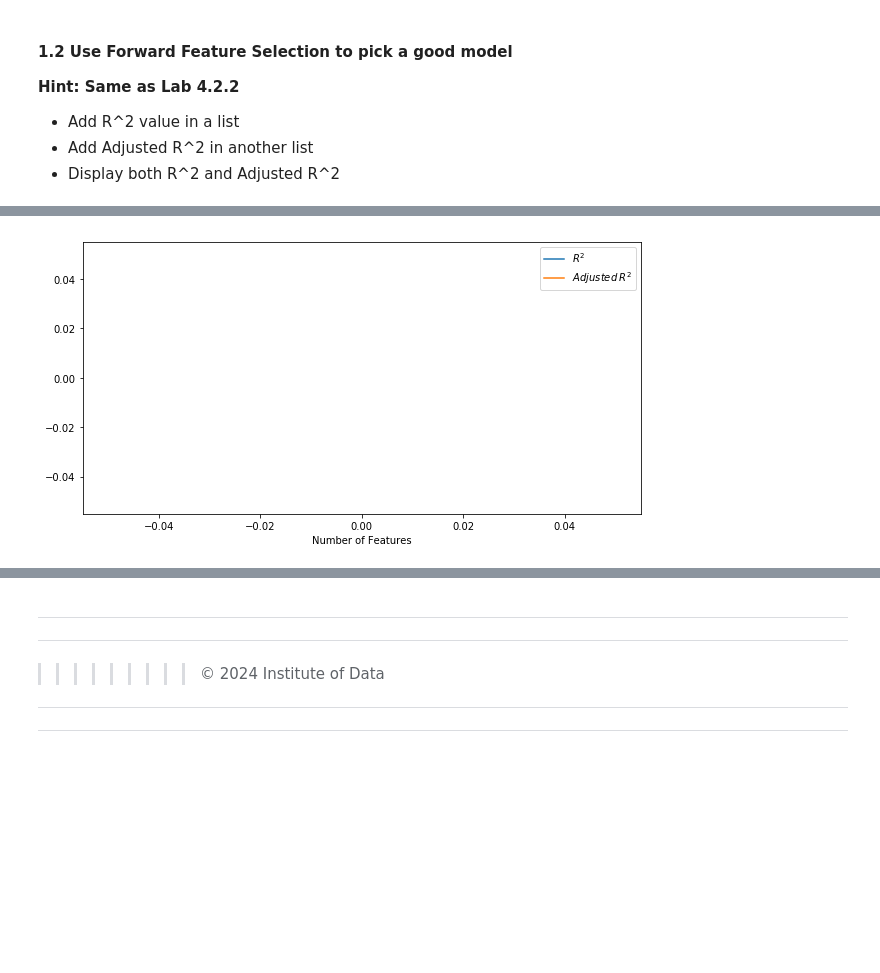
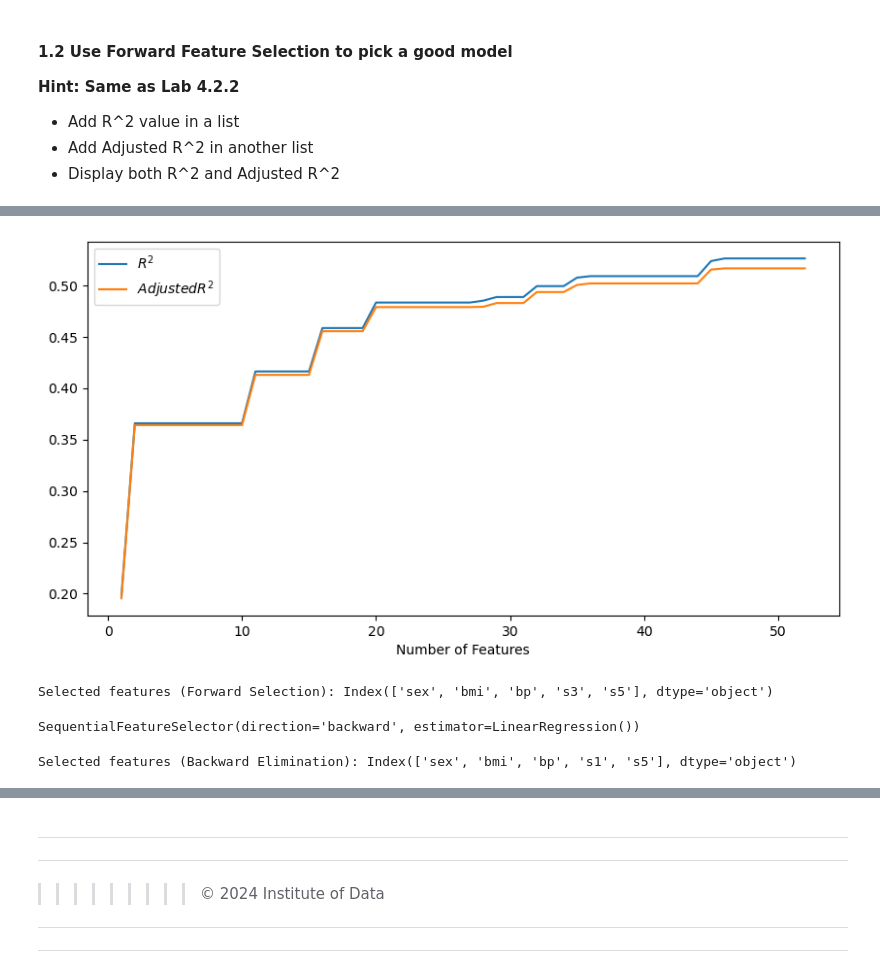
Before and after one commit to mdjroaming/IOD, a Jupyter notebook: Module 4/Labs 4/IOD_Lab 4.3.ipynb, the cells around one changed output, grey strips where cells are left out. Cells and saved outputs as stored; diff of their text form; code cells hidden in the pictures; blank space fills up the shorter version.

```diff
--- a/Module 4/Labs 4/IOD_Lab 4.3.ipynb
+++ b/Module 4/Labs 4/IOD_Lab 4.3.ipynb
@@ -103,5 +102,20 @@ adjusted_r2_list = []
 # %%
-##### Rest of code from 4.2.2
+## Use Forward Feature Selection to pick a good model
+
+# start with no predictors
+included = []
+
+# keep track of model and parameters
+best = {'feature': '', 'r2': 0, 'a_r2': 0}
+
+# create a model object to hold the modelling parameters
+model = LinearRegression()
+
+# get the number of cases in the training data
+n = X_train.shape[0]
+
+r2_list = []
+adjusted_r2_list = []
 
 while True:
     changed = False
@@ -145,7 +159,8 @@ while True:
                 print('(Step) - New Best!   : Feature = %s; R^2 = %.3f; Adjusted R^2 = %.3f' %
                       (best['feature'], best['r2'], best['a_r2']))
     # END for
-
+        r2_list.append(best['r2'])
+        adjusted_r2_list.append(best['a_r2'])
     # if found a better model after testing all remaining features
     if changed:
         # update control details
@@ -163,17 +189,17 @@ print(', '.join(included))
 # %%
 ## Chart both R^2 and Adjusted R^2
 
 _range = range(1, len(r2_list)+1)
 
 # define chart size
 plt.figure(figsize = (10, 5))
 # plot each metric
 plt.plot(_range, r2_list, label = '$R^2$')
-plt.plot(_range, adjusted_r2_list, label = '$Adjusted \: R^2$')
+plt.plot(_range, adjusted_r2_list, label = '$Adjusted R^2$')
 # add some better visualisation
 plt.xlabel('Number of Features')
 plt.legend()
 # output the chart
 plt.show()
 # %% [output]
-[figure, old version]
+[figure, new version]
@@ -179,0 +208,12 @@ plt.show()
+# %%
+# Perform forward feature selection
+forward_selector = SequentialFeatureSelector(model, direction='forward', n_features_to_select='auto')
+forward_selector.fit(X_train, y_train)
+
+# Get the selected features
+selected_features_forward = X.columns[forward_selector.get_support()]
+print("Selected features (Forward Selection):", selected_features_forward)
+
+# Note: This method only uses r2, not adjusted r2
+# %% [output]
+Selected features (Forward Selection): Index(['sex', 'bmi', 'bp', 's3', 's5'], dtype='object')
@@ -179,0 +222,12 @@ plt.show()
+# %%
+# Perform backward feature elimination
+backward_selector = SequentialFeatureSelector(model, direction='backward', n_features_to_select='auto')
+backward_selector.fit(X_train, y_train)
+# %% [output]
+SequentialFeatureSelector(direction='backward', estimator=LinearRegression())
+# %%
+# Get the selected features
+selected_features_backward = X.columns[backward_selector.get_support()]
+print("Selected features (Backward Elimination):", selected_features_backward)
+# %% [output]
+Selected features (Backward Elimination): Index(['sex', 'bmi', 'bp', 's1', 's5'], dtype='object')
```
Also changed, not shown: parts of 9 cells of this notebook, 22 other files.
